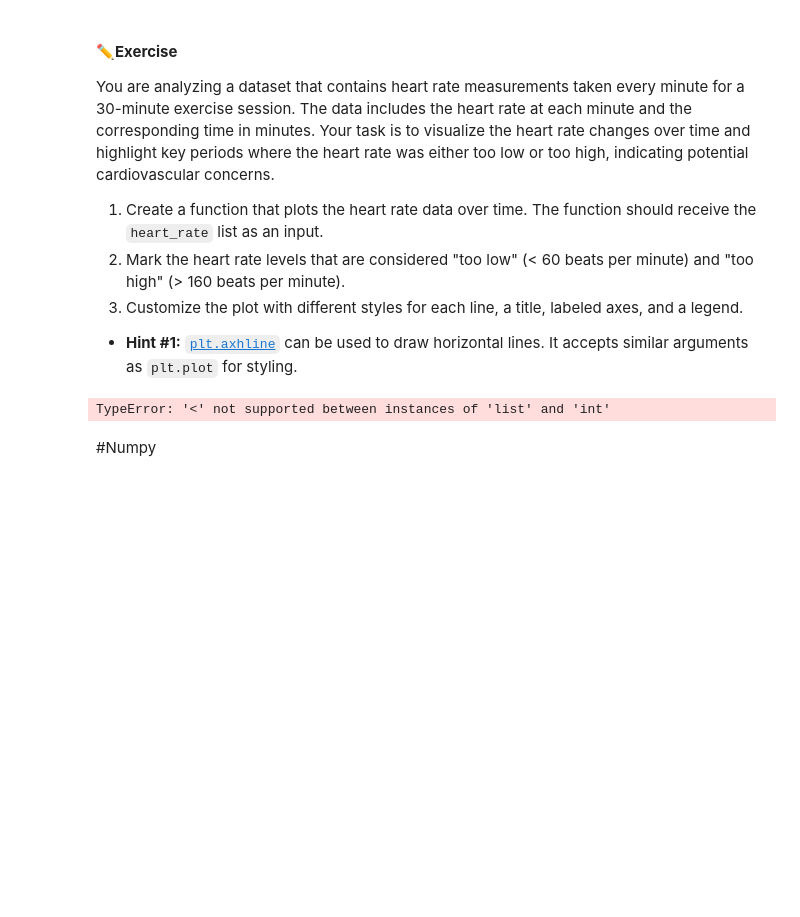
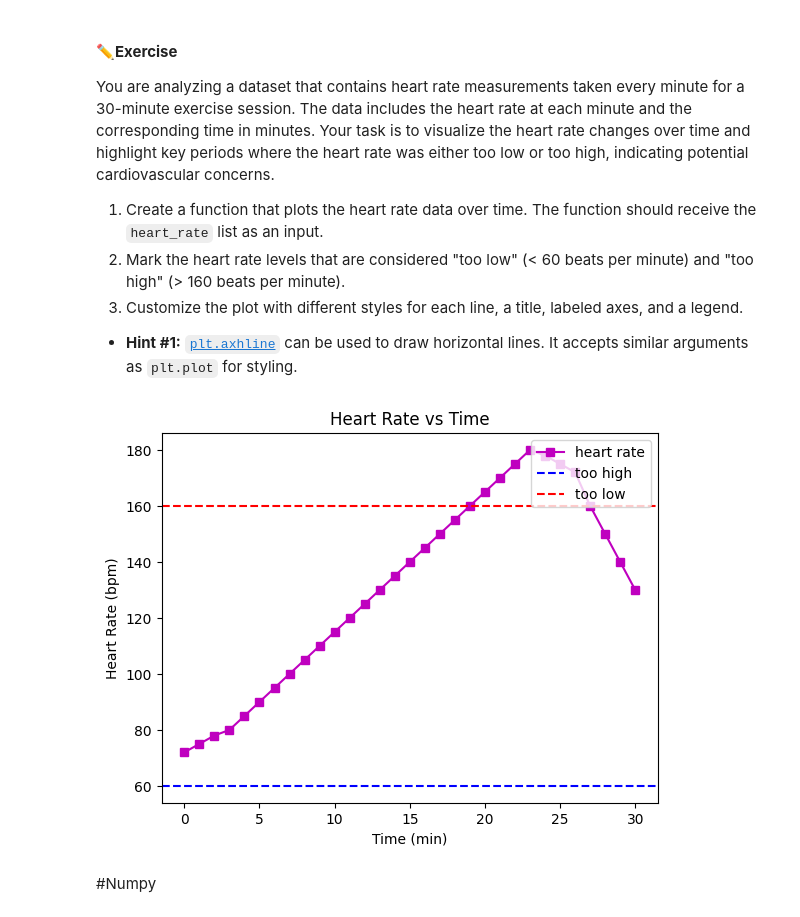
Before and after one commit to gracegloger/bme3053c, a Jupyter notebook: lessons-solved/03_Matplotlib_and_Numpy.ipynb, the cells around one changed output. Drawn from its saved outputs; the diff is of its cells as text; code cells hidden in the pictures; blank space fills up the shorter version.

```diff
--- a/lessons-solved/03_Matplotlib_and_Numpy.ipynb
+++ b/lessons-solved/03_Matplotlib_and_Numpy.ipynb
@@ -106,14 +106,21 @@ You are analyzing a dataset that contains heart rate measurements taken every mi
 # %%
 heart_rate = [72, 75, 78, 80, 85, 90, 95, 100, 105, 110, 115, 120, 125, 130,
               135, 140, 145, 150, 155, 160, 165, 170, 175, 180, 178, 175, 172,
               160, 150, 140, 130]  # Heart rate in beats per minute (bpm)
 
 def plot_hr(hr):
   plt.plot(hr, label="heart rate", marker='s', color='m')
+  plt.axhline(y=60,linestyle='--',color='b',label='too high')
+  plt.axhline(y=160,linestyle='--',color='r',label='too low')
+  plt.title('Heart Rate vs Time')
+
+  plt.xlabel('Time (min)')
+  plt.ylabel('Heart Rate (bpm)')
+  plt.legend(loc='upper right')
 
 plot_hr(heart_rate)
 # %% [output]
-TypeError: '<' not supported between instances of 'list' and 'int'
+[figure, added]
 # %% [markdown]
 #Numpy
 # %% [markdown]
```
Also changed, not shown: parts of 6 cells of this notebook.
